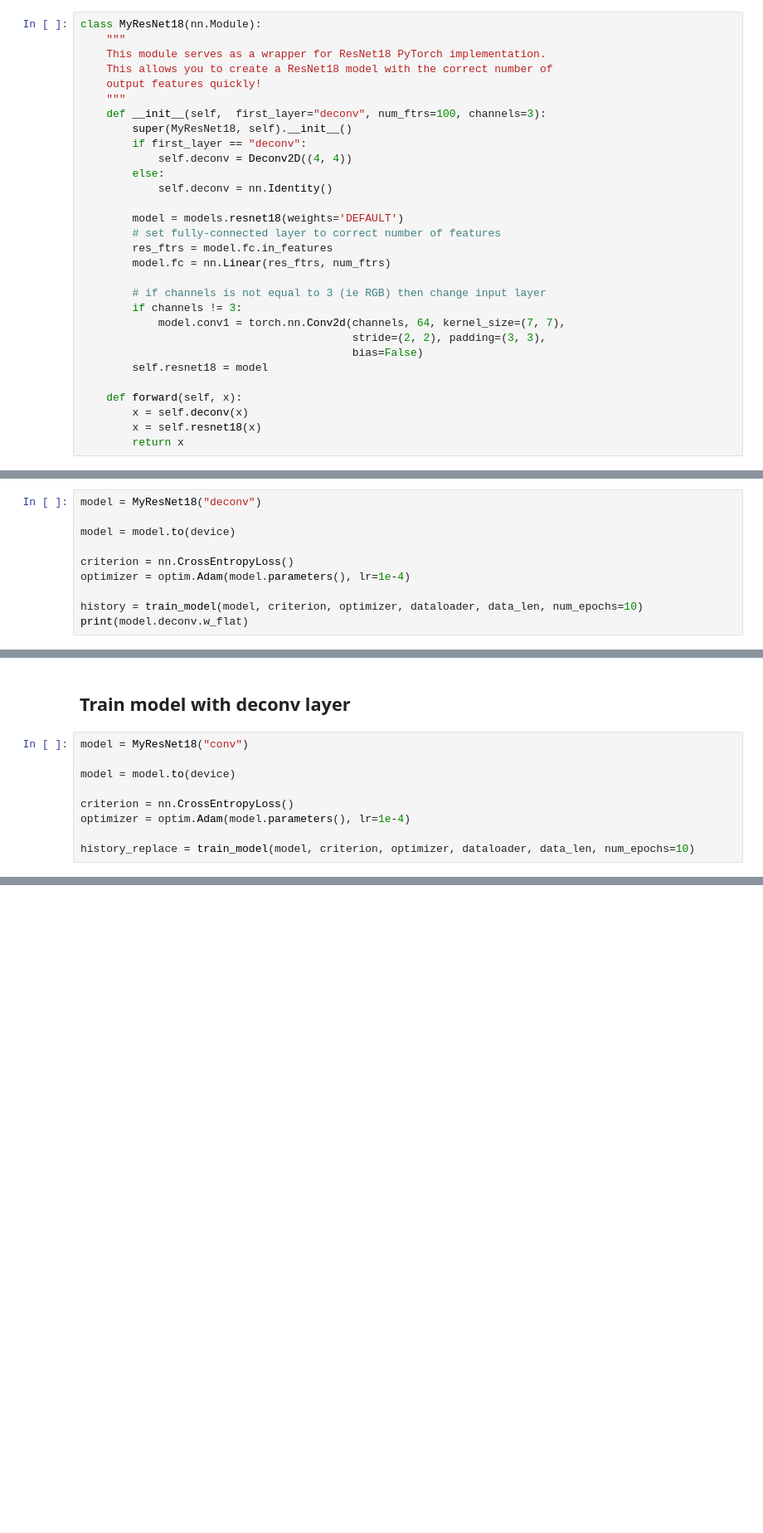
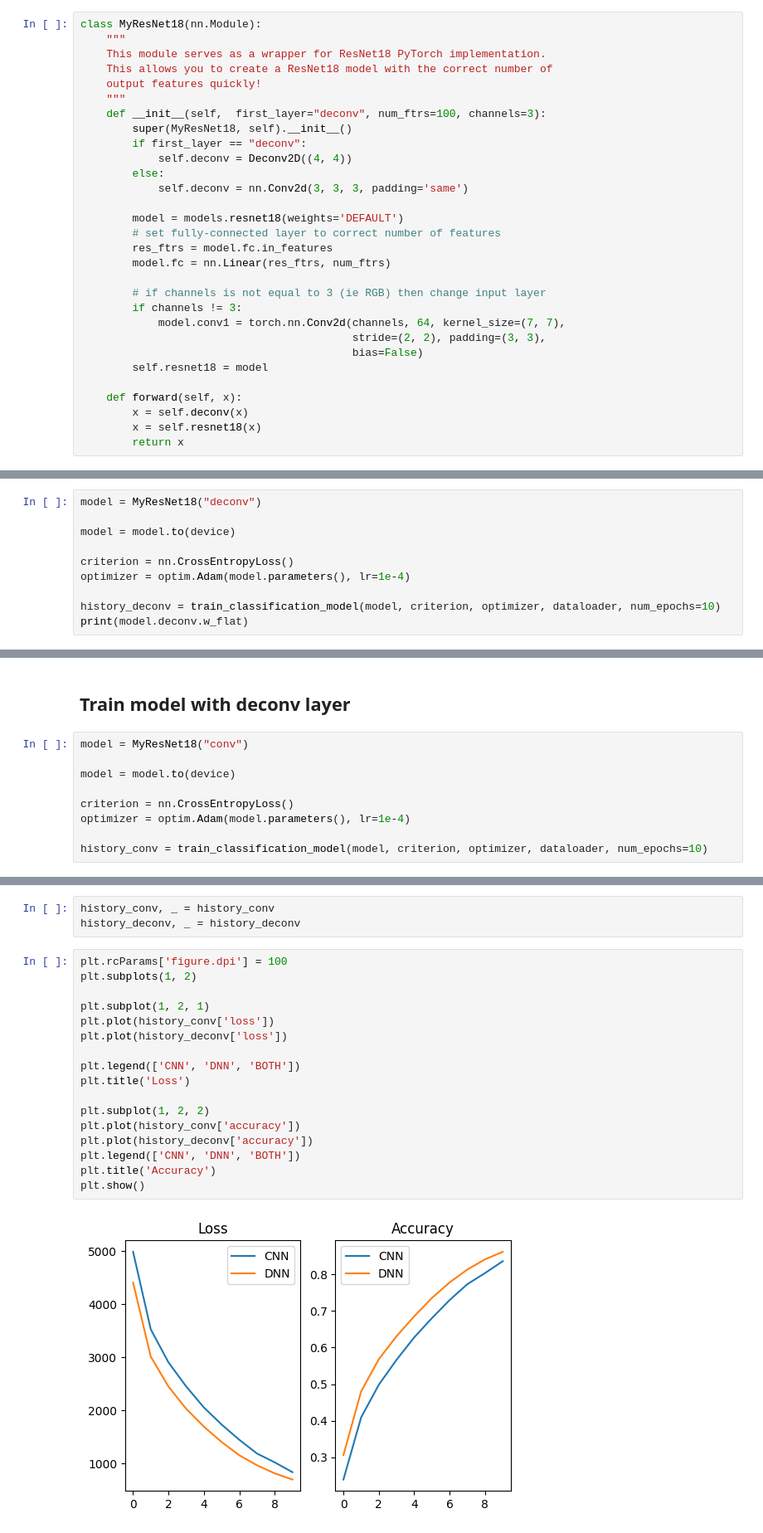
Before and after one commit to rashaad-meyer/ml_masters_uct, a Jupyter notebook: PyTorch/Notebooks/07_deconv_pytorch_cifar100.ipynb, the cells around one changed output, grey strips where cells are left out. Shown: that part at 83% size. Saved outputs shown, nothing was run; the diff lists cells and outputs as text; blank space fills up the shorter version.

Commit message:
Fixed deconv layer in 07_deconv_pytorch_cifar100.ipynb // added description for the 07 notebook as well

```diff
--- a/PyTorch/Notebooks/07_deconv_pytorch_cifar100.ipynb
+++ b/PyTorch/Notebooks/07_deconv_pytorch_cifar100.ipynb
@@ -111,7 +55,7 @@ class MyResNet18(nn.Module):
         if first_layer == "deconv":
             self.deconv = Deconv2D((4, 4))
         else:
-            self.deconv = nn.Identity()
+            self.deconv = nn.Conv2d(3, 3, 3, padding='same')
 
         model = models.resnet18(weights='DEFAULT')
         # set fully-connected layer to correct number of features
@@ -139,6 +83,6 @@ model = model.to(device)
 criterion = nn.CrossEntropyLoss()
 optimizer = optim.Adam(model.parameters(), lr=1e-4)
 
-history = train_model(model, criterion, optimizer, dataloader, data_len, num_epochs=10)
+history_deconv = train_classification_model(model, criterion, optimizer, dataloader, num_epochs=10)
 print(model.deconv.w_flat)
 # %% [output]
@@ -176,6 +121,6 @@ model = model.to(device)
 criterion = nn.CrossEntropyLoss()
 optimizer = optim.Adam(model.parameters(), lr=1e-4)
 
-history_replace = train_model(model, criterion, optimizer, dataloader, data_len, num_epochs=10)
+history_conv = train_classification_model(model, criterion, optimizer, dataloader, num_epochs=10)
 # %% [output]
 Epoch  1/10
@@ -200,0 +146,22 @@ Loss: 689.6357, Acc: 0.862
+# %%
+history_conv, _ = history_conv
+history_deconv, _ = history_deconv
+# %%
+plt.rcParams['figure.dpi'] = 100
+plt.subplots(1, 2)
+
+plt.subplot(1, 2, 1)
+plt.plot(history_conv['loss'])
+plt.plot(history_deconv['loss'])
+
+plt.legend(['CNN', 'DNN', 'BOTH'])
+plt.title('Loss')
+
+plt.subplot(1, 2, 2)
+plt.plot(history_conv['accuracy'])
+plt.plot(history_deconv['accuracy'])
+plt.legend(['CNN', 'DNN', 'BOTH'])
+plt.title('Accuracy')
+plt.show()
+# %% [output]
+[figure, added]
```
Also changed, not shown: parts of 6 cells of this notebook, 1 other file.
